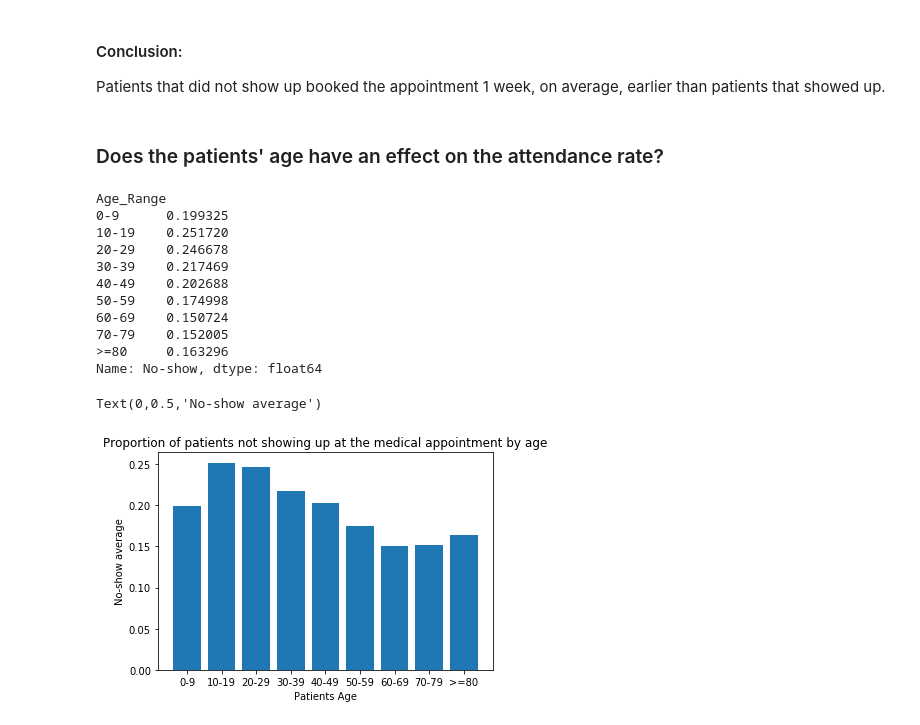
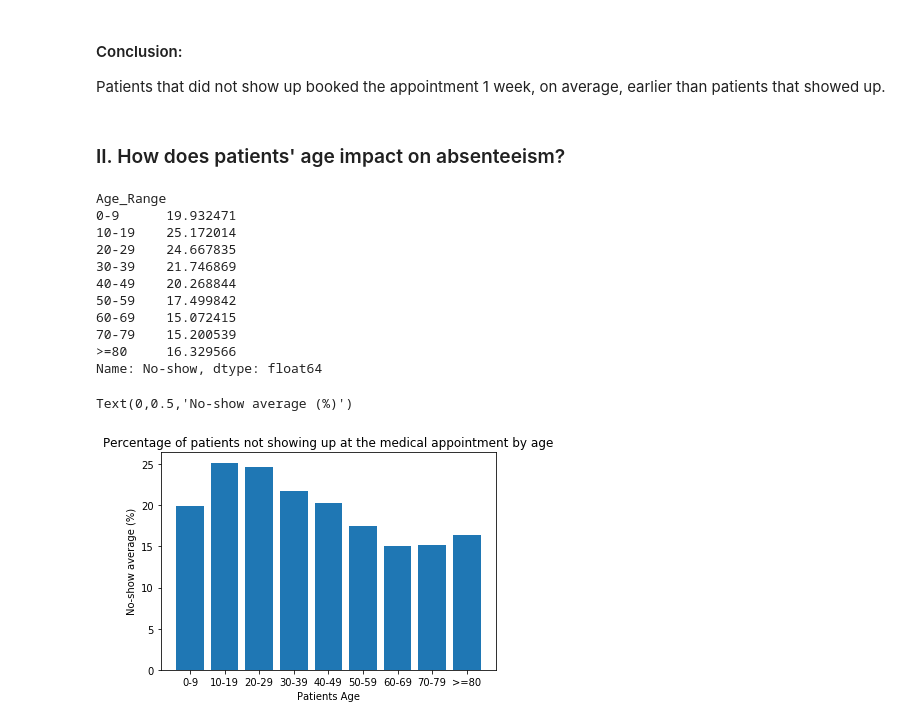
Before and after one commit to javiless/No-show, a Jupyter notebook: NoShow_Appointments.ipynb, the cells around one changed output. Saved outputs shown, nothing was run; the diff lists cells and outputs as text; code cells hidden in the pictures.

```diff
--- a/NoShow_Appointments.ipynb
+++ b/NoShow_Appointments.ipynb
@@ -365,8 +365,8 @@ g.map(plt.hist,'diff_App_Sch_Day',bins=bins_n, alpha=0.6)
 # %% [markdown]
 #### Conclusion:
 Patients that did not show up booked the appointment 1 week, on average, earlier than patients that showed up.
-# %% [markdown]
-### Does the patients' age have an effect on the attendance rate?
+# %% [markdown]
+### II. How does patients' age impact on absenteeism?
 # %%
 #Age range is created
 df['Age_Range']='0-9'
@@ -379,36 +379,36 @@ df.loc[df['Age']>=60,'Age_Range'] = '60-69'
 df.loc[df['Age']>=70,'Age_Range'] = '70-79'
 df.loc[df['Age']>=80,'Age_Range'] = '>=80'
 # %%
-#No-show mean is calculated
-Age_Range_App = df.groupby('Age_Range')['No-show'].mean()
+#No-show mean is calculated (multiplied by 100 to get percentages)
+Age_Range_App = df.groupby('Age_Range')['No-show'].mean()*100
 Age_Range_App
 # %% [output]
 Age_Range
-0-9      0.199325
-10-19    0.251720
-20-29    0.246678
-30-39    0.217469
-40-49    0.202688
-50-59    0.174998
-60-69    0.150724
-70-79    0.152005
->=80     0.163296
+0-9      19.932471
+10-19    25.172014
+20-29    24.667835
+30-39    21.746869
+40-49    20.268844
+50-59    17.499842
+60-69    15.072415
+70-79    15.200539
+>=80     16.329566
 Name: No-show, dtype: float64
 # %%
-#Proportion of patiens not showing up is represented in a bar chart
+#Percentage of patiens not showing up is represented in a bar chart
 
 #set the locations according to how we want to show the data
 locations=np.arange(len(Age_Range_App))
 
 #labels are created
 labels = Age_Range_App.index
 
 #figure properties are defined
 plt.bar(locations,Age_Range_App,tick_label=labels)
-plt.title('Proportion of patients not showing up at the medical appointment by age')
+plt.title('Percentage of patients not showing up at the medical appointment by age')
 plt.xlabel('Patients Age')
-plt.ylabel('No-show average')
+plt.ylabel('No-show average (%)')
 #plt.ylim(bottom=5.5,top=6.5);
 # %% [output]
-Text(0,0.5,'No-show average')
+Text(0,0.5,'No-show average (%)')
-[figure, old version]
+[figure, new version]
```
Also changed, not shown: parts of 42 cells of this notebook.
